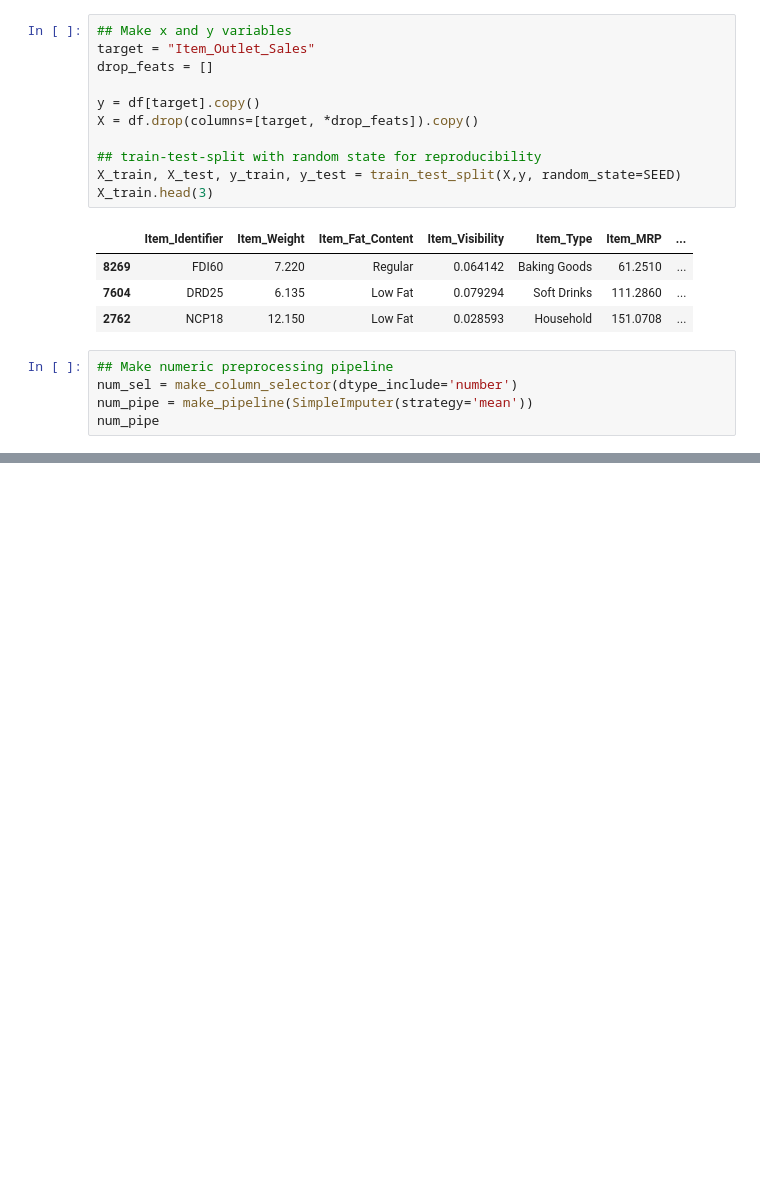
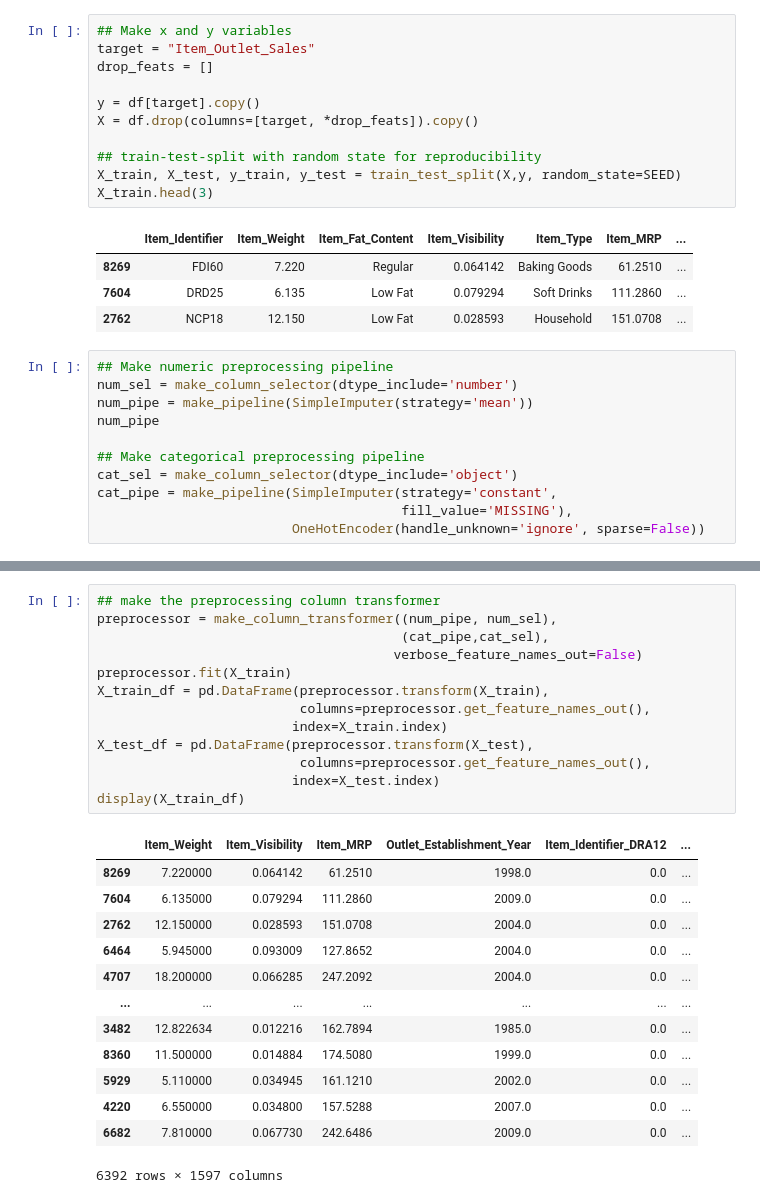
Before and after one commit to Elispreng/Grocery_Sales, a Jupyter notebook: Grocery Sales with Coeff.ipynb, the cells around one changed output, grey strips where cells are left out. Drawn from its saved outputs; the diff is of its cells as text; blank space fills up the shorter version.

```diff
--- a/Grocery Sales with Coeff.ipynb
+++ b/Grocery Sales with Coeff.ipynb
@@ -107,3 +107,9 @@ X_train.head(3)
 num_sel = make_column_selector(dtype_include='number')
 num_pipe = make_pipeline(SimpleImputer(strategy='mean'))
 num_pipe
+
+## Make categorical preprocessing pipeline
+cat_sel = make_column_selector(dtype_include='object')
+cat_pipe = make_pipeline(SimpleImputer(strategy='constant',
+                                       fill_value='MISSING'),
+                         OneHotEncoder(handle_unknown='ignore', sparse=False))
@@ -109,0 +134,27 @@ num_pipe
+# %%
+## make the preprocessing column transformer
+preprocessor = make_column_transformer((num_pipe, num_sel),
+                                       (cat_pipe,cat_sel),
+                                      verbose_feature_names_out=False)
+preprocessor.fit(X_train)
+X_train_df = pd.DataFrame(preprocessor.transform(X_train),
+                          columns=preprocessor.get_feature_names_out(),
+                         index=X_train.index)
+X_test_df = pd.DataFrame(preprocessor.transform(X_test),
+                          columns=preprocessor.get_feature_names_out(),
+                         index=X_test.index)
+display(X_train_df)
+# %% [output]
+|  | Item_Weight | Item_Visibility | Item_MRP | Outlet_Establishment_Year | Item_Identifier_DRA12 | ... |
+| 8269 | 7.220000 | 0.064142 | 61.2510 | 1998.0 | 0.0 | ... |
+| 7604 | 6.135000 | 0.079294 | 111.2860 | 2009.0 | 0.0 | ... |
+| 2762 | 12.150000 | 0.028593 | 151.0708 | 2004.0 | 0.0 | ... |
+| 6464 | 5.945000 | 0.093009 | 127.8652 | 2004.0 | 0.0 | ... |
+| 4707 | 18.200000 | 0.066285 | 247.2092 | 2004.0 | 0.0 | ... |
+| ... | ... | ... | ... | ... | ... | ... |
+| 3482 | 12.822634 | 0.012216 | 162.7894 | 1985.0 | 0.0 | ... |
+| 8360 | 11.500000 | 0.014884 | 174.5080 | 1999.0 | 0.0 | ... |
+| 5929 | 5.110000 | 0.034945 | 161.1210 | 2002.0 | 0.0 | ... |
+| 4220 | 6.550000 | 0.034800 | 157.5288 | 2007.0 | 0.0 | ... |
+| 6682 | 7.810000 | 0.067730 | 242.6486 | 2009.0 | 0.0 | ... |
+6392 rows × 1597 columns
```
Also changed, not shown: parts of 1 cell of this notebook.
